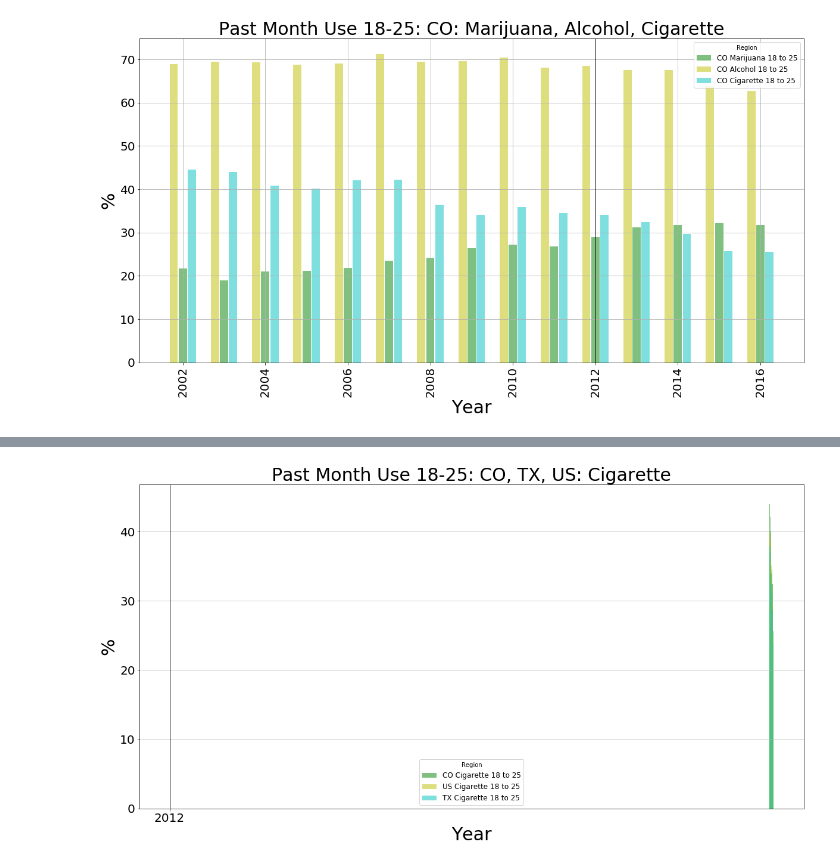
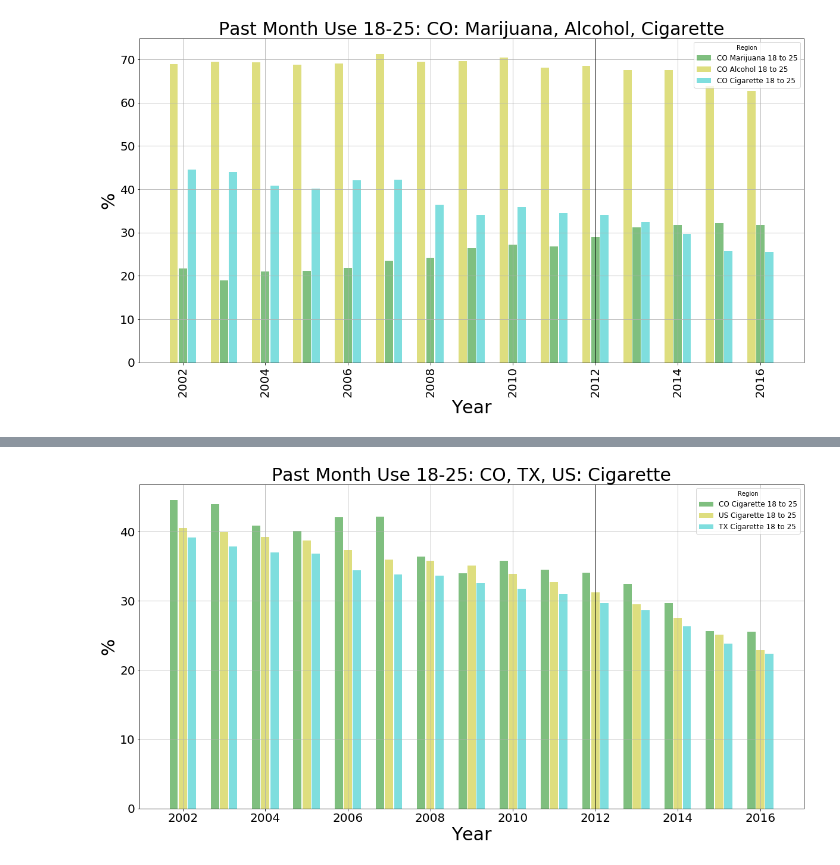
Before and after one commit to zdsteele/Project_1, a Jupyter notebook: ZachSpot_Copied_From_Fred/Final_plus_BAR_Copy_Zach.ipynb, the cells around one changed output, grey strips where cells are left out. Drawn from its saved outputs; the diff is of its cells as text; code cells hidden in the pictures.

```diff
--- a/ZachSpot_Copied_From_Fred/Final_plus_BAR_Copy_Zach.ipynb
+++ b/ZachSpot_Copied_From_Fred/Final_plus_BAR_Copy_Zach.ipynb
@@ -428,24 +428,24 @@ plt.show()
 # %%
 # Lamdas
 CO_Cigarette_PastMonth_18_25_df["year_pair"] = CO_Cigarette_PastMonth_18_25_df["year_pair"].apply(lambda x: x.split('-')[0])
 US_Cigarette_PastMonth_18_25_df["year_pair"] = US_Cigarette_PastMonth_18_25_df["year_pair"].apply(lambda x: x.split('-')[0])
 TX_Cigarette_PastMonth_18_25_df["year_pair"] = TX_Cigarette_PastMonth_18_25_df["year_pair"].apply(lambda x: x.split('-')[0])
 
 #Line Plots
-bar_width = .5
-plt.bar(CO_Cigarette_PastMonth_18_25_df["year_pair"].astype(int), CO_Cigarette_PastMonth_18_25_df["estimate"]*100, width=bar_width, alpha=0.5, label="CO Cigarette 18 to 25", color="g")
+bar_width = .2
+plt.bar(CO_Cigarette_PastMonth_18_25_df["year_pair"].astype(int)-.22, CO_Cigarette_PastMonth_18_25_df["estimate"]*100, width=bar_width, alpha=0.5, label="CO Cigarette 18 to 25", color="g")
 plt.bar(US_Cigarette_PastMonth_18_25_df["year_pair"].astype(int), US_Cigarette_PastMonth_18_25_df["estimate"]*100, width=bar_width, alpha=0.5, label="US Cigarette 18 to 25", color="y")
-plt.bar(TX_Cigarette_PastMonth_18_25_df["year_pair"].astype(int), TX_Cigarette_PastMonth_18_25_df["estimate"]*100, width=bar_width, alpha=0.5, label="TX Cigarette 18 to 25", color="c")
+plt.bar(TX_Cigarette_PastMonth_18_25_df["year_pair"].astype(int)+.22, TX_Cigarette_PastMonth_18_25_df["estimate"]*100, width=bar_width, alpha=0.5, label="TX Cigarette 18 to 25", color="c")
 
 # Add title, axis names, and legend
 plt.title('Past Month Use 18-25: CO, TX, US: Cigarette', fontsize="30")
 plt.xlabel('Year', fontsize="30")
 plt.ylabel('%', fontsize="30")
 plt.legend(title="Region", fontsize="large", loc="best")
 
-plt.axvline(x="2012", linewidth=1, color='k')
+plt.axvline(x=2012, linewidth=1, color='k')
 plt.grid()
 #plt.savefig('../Final Graphs/Past Month Use 18-25 CO TX US Cigarette_BAR.png')
 plt.show()
 # %% [output]
-[figure, old version]
+[figure, new version]
```
Also changed, not shown: parts of 2 cells of this notebook.
